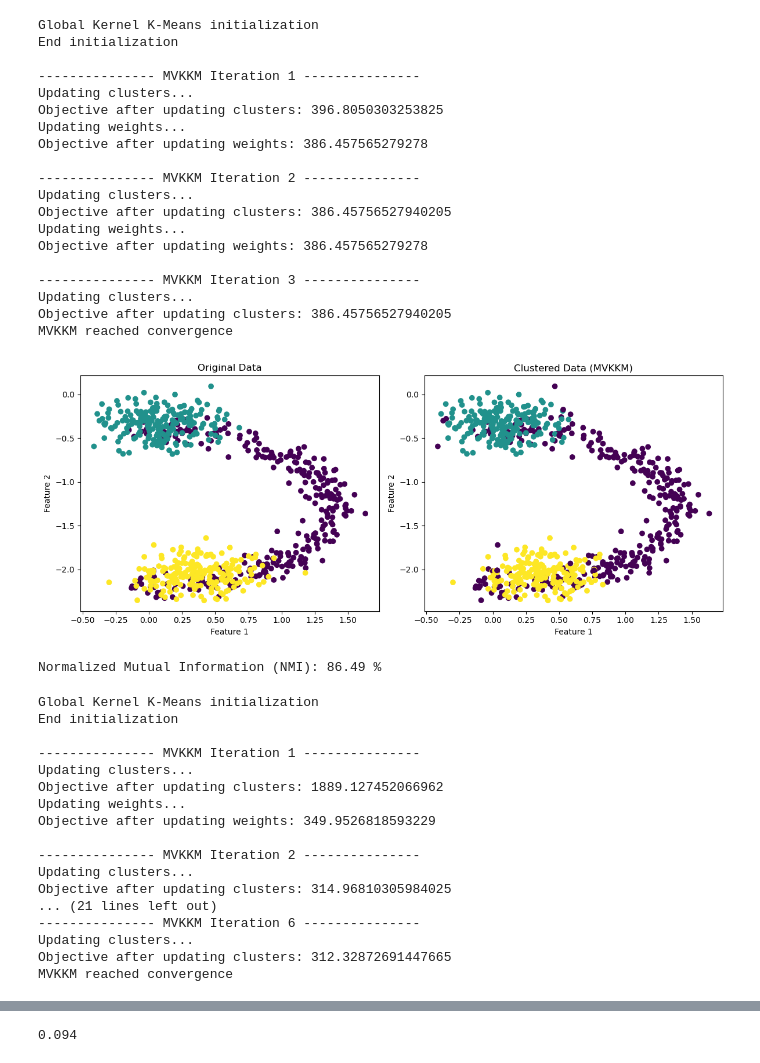
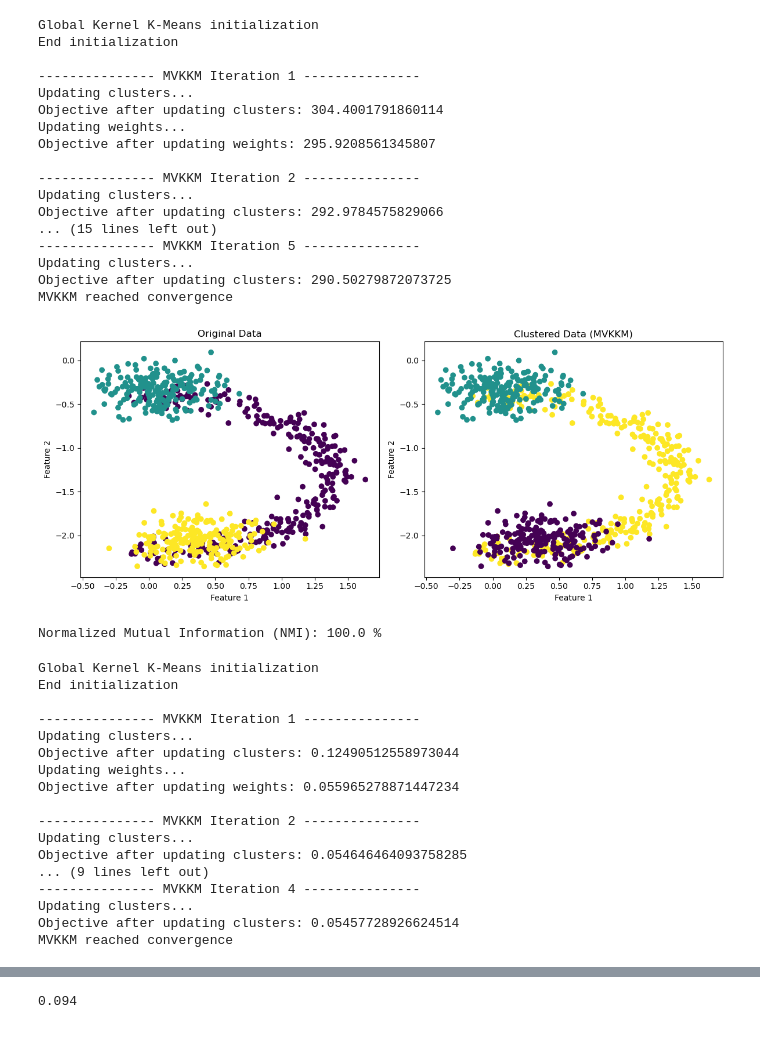
Before and after one commit to mehrbanian/multi-view-clustering-cwk2m, a Jupyter notebook: MVKKM.ipynb, the cells around one changed output, grey strips where cells are left out. Saved outputs shown, nothing was run; the diff lists cells and outputs as text; code cells hidden in the pictures.

Commit message:
kernel k means fix

```diff
--- a/MVKKM.ipynb
+++ b/MVKKM.ipynb
@@ -287,7 +287,7 @@ X = [X1, X2]
 y = data["Ground_truth"].flatten()
 
 # K = np.array(scipy.io.loadmat('datasets/synthetic_data_kernel.mat')['K'])
-K = np.vstack([_pairwise_kernel(X1, kernel="rbf", d=0.1), _pairwise_kernel(X2, kernel="rbf", d=0.1)])
+K = np.vstack([_pairwise_kernel(X1, kernel="rbf", d=0.2), _pairwise_kernel(X2, kernel="rbf", d=0.2)])
 
 # Run MVKKM
 n_views = 2
@@ -310,42 +310,40 @@ print('End initialization\n')
 cluster_labels, weights, error = MVKKM(K, n_clusters, n_views, p, init_clusters, init_weights)
 
 # Plot the original data and the clustered data
 plt.figure(figsize=(12, 5))
 plt.subplot(1, 2, 1)
 plt.scatter(X2[:, 0], X2[:, 1], c=y, cmap='viridis')
 plt.title('Original Data')
 plt.xlabel('Feature 1')
 plt.ylabel('Feature 2')
 
 plt.subplot(1, 2, 2)
 plt.scatter(X2[:, 0], X2[:, 1], c=cluster_labels, cmap='viridis')
 plt.title('Clustered Data (MVKKM)')
 plt.xlabel('Feature 1')
 plt.ylabel('Feature 2')
 
 plt.tight_layout()
 plt.show()
 # %% [output]
 Global Kernel K-Means initialization
 End initialization
 
 --------------- MVKKM Iteration 1 ---------------
 Updating clusters...
-Objective after updating clusters: 396.8050303253825
+Objective after updating clusters: 304.4001791860114
 Updating weights...
-Objective after updating weights: 386.457565279278
+Objective after updating weights: 295.9208561345807
 
 --------------- MVKKM Iteration 2 ---------------
 Updating clusters...
-Objective after updating clusters: 386.45756527940205
-Updating weights...
-Objective after updating weights: 386.457565279278
-
---------------- MVKKM Iteration 3 ---------------
+Objective after updating clusters: 292.9784575829066
+... (15 lines left out)
+--------------- MVKKM Iteration 5 ---------------
 Updating clusters...
-Objective after updating clusters: 386.45756527940205
+Objective after updating clusters: 290.50279872073725
 MVKKM reached convergence
-[figure, old version]
+[figure, new version]
 # %%
 from sklearn.metrics import normalized_mutual_info_score
 
@@ -353,21 +351,27 @@ from sklearn.metrics import normalized_mutual_info_score
 nmi_score = normalized_mutual_info_score(cluster_labels, y)
 print("Normalized Mutual Information (NMI):", np.round(nmi_score * 100, 2), "%")
 # %% [output]
-Normalized Mutual Information (NMI): 86.49 %
+Normalized Mutual Information (NMI): 100.0 %
 # %%
 import pandas as pd
 
-V1 = pd.read_csv('datasets/HW/mfeat-fou', header=None, delimiter="\\s+").to_numpy(dtype=np.float64)
-V2 = pd.read_csv('datasets/HW/mfeat-fac', header=None, delimiter="\\s+").to_numpy(dtype=np.float64)
-V3 = pd.read_csv('datasets/HW/mfeat-kar', header=None, delimiter="\\s+").to_numpy(dtype=np.float64)
-V4 = pd.read_csv('datasets/HW/mfeat-pix', header=None, delimiter="\\s+").to_numpy(dtype=np.float64)
+# V1 = pd.read_csv('datasets/HW/mfeat-fou', header=None, delimiter="\\s+").to_numpy(dtype=np.float64)
+# V2 = pd.read_csv('datasets/HW/mfeat-fac', header=None, delimiter="\\s+").to_numpy(dtype=np.float64)
+# V3 = pd.read_csv('datasets/HW/mfeat-kar', header=None, delimiter="\\s+").to_numpy(dtype=np.float64)
+# V4 = pd.read_csv('datasets/HW/mfeat-pix', header=None, delimiter="\\s+").to_numpy(dtype=np.float64)
+# X = [V1, V2, V3, V4]
+# y = np.vstack([np.full(200, i) for i in range(10)]).flatten()
 
-views = [V1, V2, V3, V4]
+data = scipy.io.loadmat('datasets/handwritten.mat')
+X_ = data['X'].flatten()
+X = [X_[0].astype(np.float64), X_[1].astype(np.float64), X_[2].astype(np.float64), X_[3].astype(np.float64)]
+y = data['Y'].flatten()
+
 n_clusters = 10
-K = np.vstack([_pairwise_kernel(v, kernel="rbf", d=0.4)/np.mean(_pairwise_kernel(v, kernel="rbf", d=0.4)) for v in views])
+K = np.vstack([_pairwise_kernel(v, kernel="poly", d=0.7)/np.mean(_pairwise_kernel(v, kernel="poly", d=0.7)) for v in X])
 
 # Run CWK2M
-n_views = len(views)
+n_views = len(X)
 p = (10**0.8)
 init_weights = np.full(n_views, 1/n_views)
 
@@ -391,15 +395,15 @@ End initialization
 
 --------------- MVKKM Iteration 1 ---------------
 Updating clusters...
-Objective after updating clusters: 1889.127452066962
+Objective after updating clusters: 0.12490512558973044
 Updating weights...
-Objective after updating weights: 349.9526818593229
+Objective after updating weights: 0.055965278871447234
 
 --------------- MVKKM Iteration 2 ---------------
 Updating clusters...
-Objective after updating clusters: 314.96810305984025
-... (21 lines left out)
---------------- MVKKM Iteration 6 ---------------
+Objective after updating clusters: 0.054646464093758285
+... (9 lines left out)
+--------------- MVKKM Iteration 4 ---------------
 Updating clusters...
-Objective after updating clusters: 312.32872691447665
+Objective after updating clusters: 0.05457728926624514
 MVKKM reached convergence
```
Also changed, not shown: parts of 2 cells of this notebook, 4 other files.
